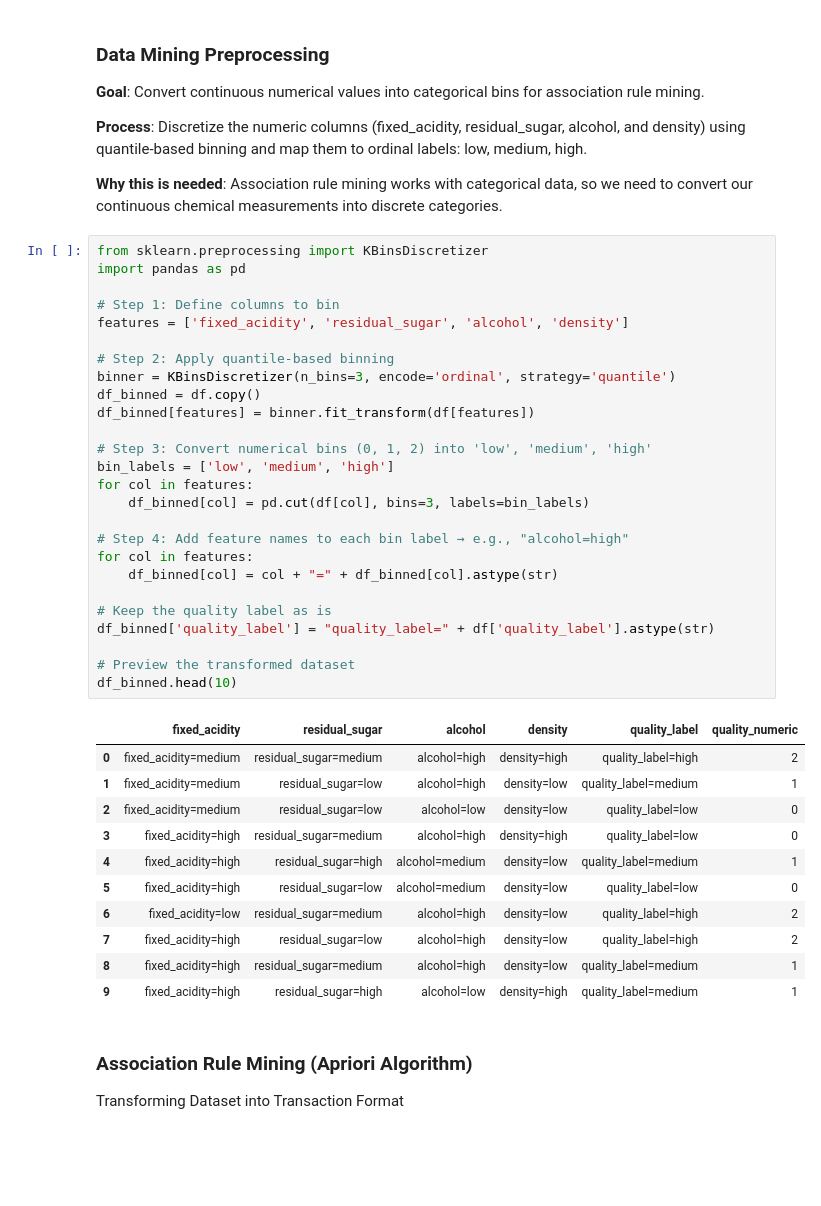
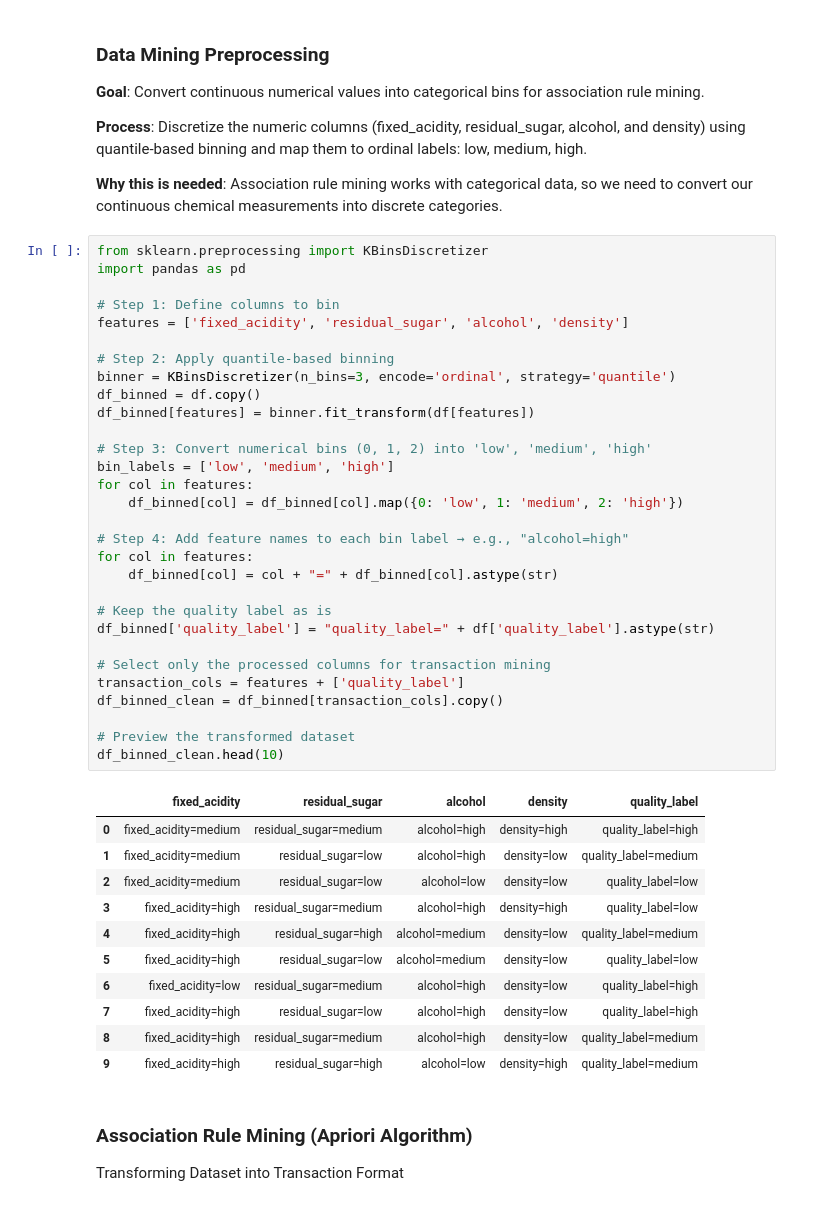
Before and after one commit to XENNNOOOO/CSMODEL_MP_Phase1, a Jupyter notebook: wine_quality_class_nb.ipynb, the cells around one changed output. Cells and saved outputs as stored; diff of their text form; blank space fills up the shorter version.

```diff
--- a/wine_quality_class_nb.ipynb
+++ b/wine_quality_class_nb.ipynb
@@ -660,41 +652,45 @@ Only **alcohol** shows a strong, consistent relationship with wine quality. The
 # %%
 from sklearn.preprocessing import KBinsDiscretizer
 import pandas as pd
 
 # Step 1: Define columns to bin
 features = ['fixed_acidity', 'residual_sugar', 'alcohol', 'density']
 
 # Step 2: Apply quantile-based binning
 binner = KBinsDiscretizer(n_bins=3, encode='ordinal', strategy='quantile')
 df_binned = df.copy()
 df_binned[features] = binner.fit_transform(df[features])
 
 # Step 3: Convert numerical bins (0, 1, 2) into 'low', 'medium', 'high'
 bin_labels = ['low', 'medium', 'high']
 for col in features:
-    df_binned[col] = pd.cut(df[col], bins=3, labels=bin_labels)
+    df_binned[col] = df_binned[col].map({0: 'low', 1: 'medium', 2: 'high'})
 
 # Step 4: Add feature names to each bin label → e.g., "alcohol=high"
 for col in features:
     df_binned[col] = col + "=" + df_binned[col].astype(str)
 
 # Keep the quality label as is
 df_binned['quality_label'] = "quality_label=" + df['quality_label'].astype(str)
 
+# Select only the processed columns for transaction mining
+transaction_cols = features + ['quality_label']
+df_binned_clean = df_binned[transaction_cols].copy()
+
 # Preview the transformed dataset
-df_binned.head(10)
+df_binned_clean.head(10)
 # %% [output]
-|  | fixed_acidity | residual_sugar | alcohol | density | quality_label | quality_numeric |
-| 0 | fixed_acidity=medium | residual_sugar=medium | alcohol=high | density=high | quality_label=high | 2 |
-| 1 | fixed_acidity=medium | residual_sugar=low | alcohol=high | density=low | quality_label=medium | 1 |
-| 2 | fixed_acidity=medium | residual_sugar=low | alcohol=low | density=low | quality_label=low | 0 |
-| 3 | fixed_acidity=high | residual_sugar=medium | alcohol=high | density=high | quality_label=low | 0 |
-| 4 | fixed_acidity=high | residual_sugar=high | alcohol=medium | density=low | quality_label=medium | 1 |
-| 5 | fixed_acidity=high | residual_sugar=low | alcohol=medium | density=low | quality_label=low | 0 |
-| 6 | fixed_acidity=low | residual_sugar=medium | alcohol=high | density=low | quality_label=high | 2 |
-| 7 | fixed_acidity=high | residual_sugar=low | alcohol=high | density=low | quality_label=high | 2 |
-| 8 | fixed_acidity=high | residual_sugar=medium | alcohol=high | density=low | quality_label=medium | 1 |
-| 9 | fixed_acidity=high | residual_sugar=high | alcohol=low | density=high | quality_label=medium | 1 |
+|  | fixed_acidity | residual_sugar | alcohol | density | quality_label |
+| 0 | fixed_acidity=medium | residual_sugar=medium | alcohol=high | density=high | quality_label=high |
+| 1 | fixed_acidity=medium | residual_sugar=low | alcohol=high | density=low | quality_label=medium |
+| 2 | fixed_acidity=medium | residual_sugar=low | alcohol=low | density=low | quality_label=low |
+| 3 | fixed_acidity=high | residual_sugar=medium | alcohol=high | density=high | quality_label=low |
+| 4 | fixed_acidity=high | residual_sugar=high | alcohol=medium | density=low | quality_label=medium |
+| 5 | fixed_acidity=high | residual_sugar=low | alcohol=medium | density=low | quality_label=low |
+| 6 | fixed_acidity=low | residual_sugar=medium | alcohol=high | density=low | quality_label=high |
+| 7 | fixed_acidity=high | residual_sugar=low | alcohol=high | density=low | quality_label=high |
+| 8 | fixed_acidity=high | residual_sugar=medium | alcohol=high | density=low | quality_label=medium |
+| 9 | fixed_acidity=high | residual_sugar=high | alcohol=low | density=high | quality_label=medium |
 # %% [markdown]
 ### Association Rule Mining (Apriori Algorithm)
 
```
Also changed, not shown: parts of 11 cells of this notebook.
